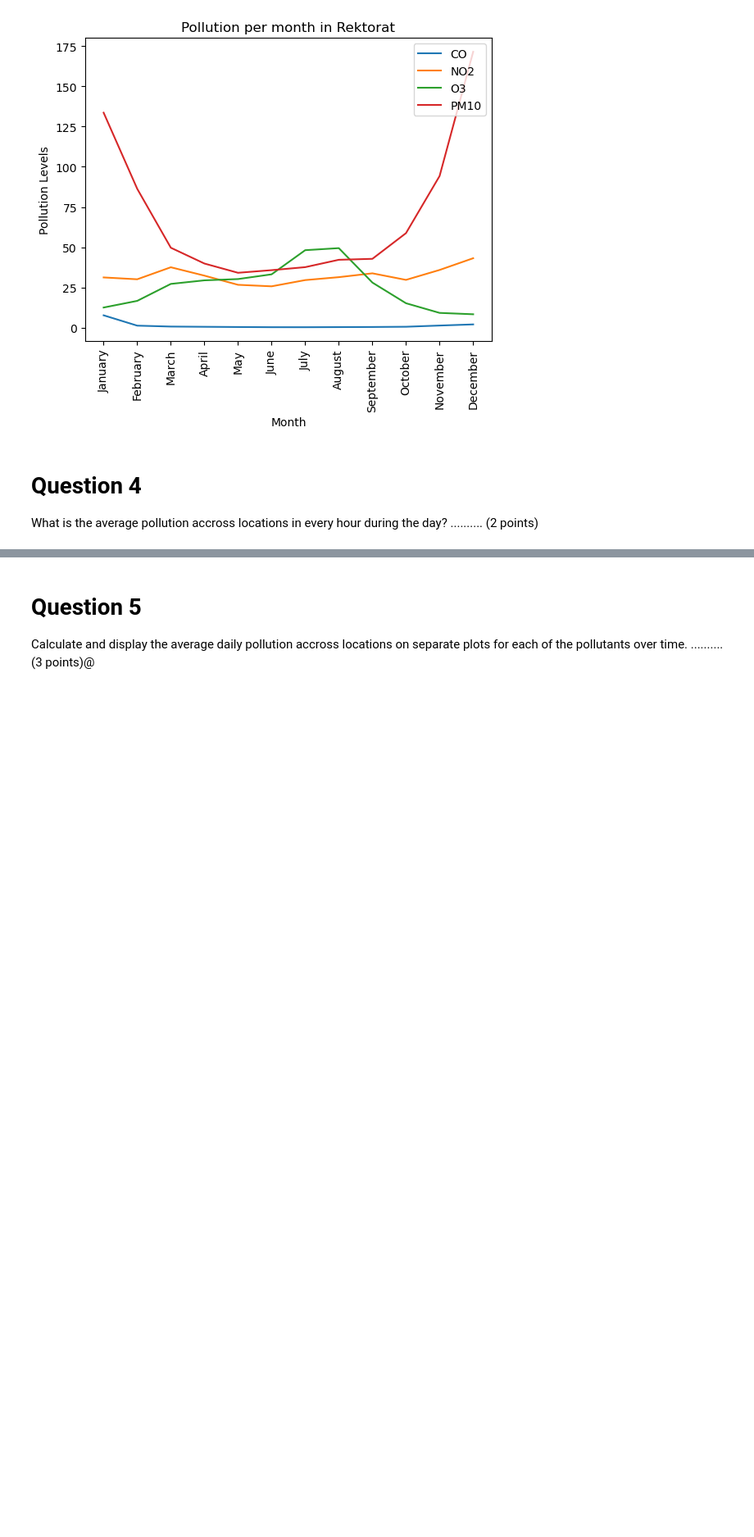
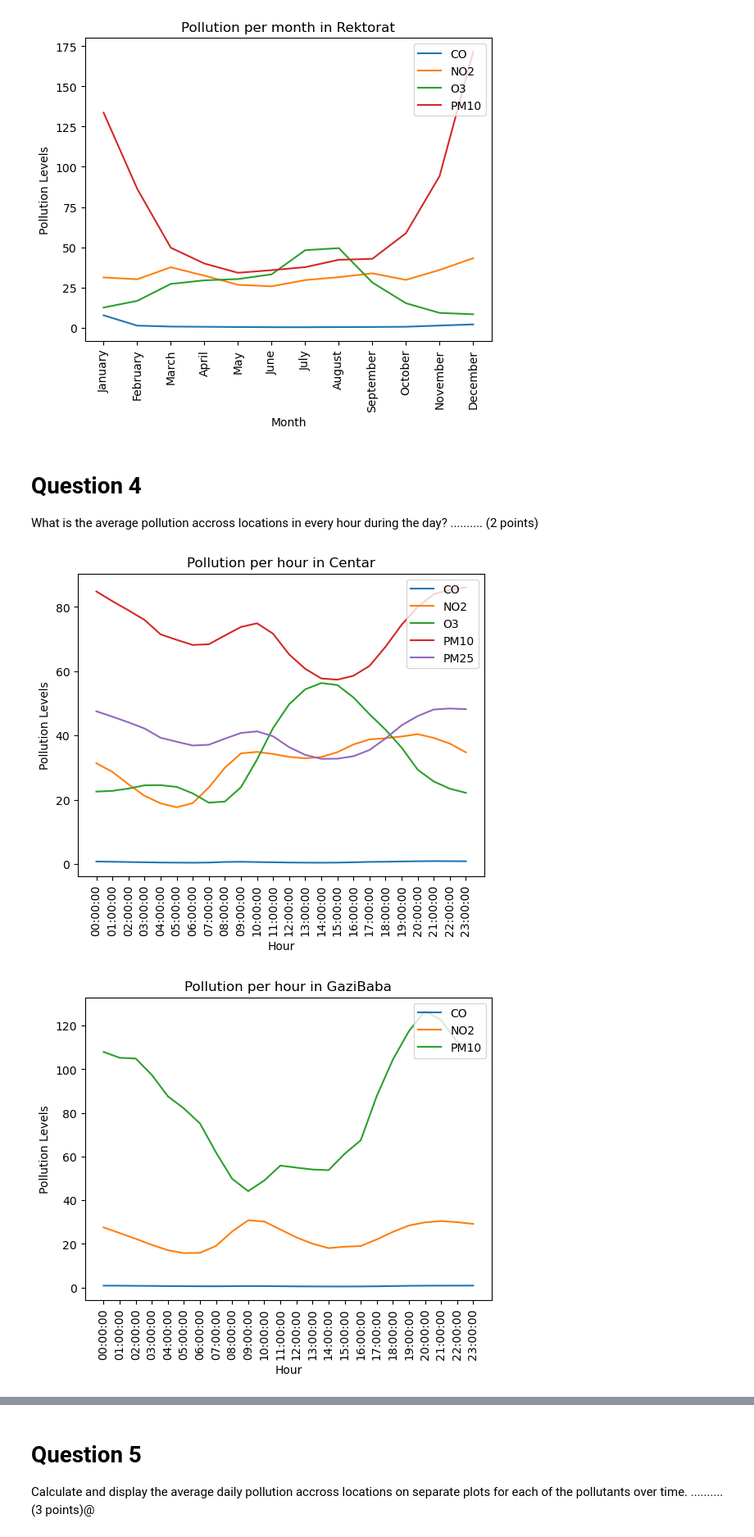
Before and after one commit to zdravozdravo/air-pollution-repo, a Jupyter notebook: 03 Air Pollution.ipynb, the cells around one changed output, grey strips where cells are left out. Shown at 82% size. Drawn from its saved outputs; the diff is of its cells as text; code cells hidden in the pictures; blank space fills up the shorter version.

```diff
--- a/03 Air Pollution.ipynb
+++ b/03 Air Pollution.ipynb
@@ -339,28 +339,33 @@ What is the average pollution accross locations in every hour during the day?  .
 # %%
 # Solution
 
-## TREBA DA GO ADAPTIRAM OVA, SAMO MI TREBA AVERAGE NEKAKO I DA ZEMAM OD NORMALATA DATABAZA A NE OD OVA q2
 
-def plot_bar(inputDF, indexName, valuesName, title):
 
-    data_to_plot = pd.DataFrame()
+# USED IN THE PLOTTING FUNCTION
+hour = [ str(time) for time in df['datetime'].dt.time.unique() ]
 
-    data_to_plot[indexName] = inputDF.index
-    data_to_plot[valuesName] = inputDF.values
+# USED IN THE LOOPS
+location_list = [ loc for loc in df.columns[:6]]
+pollutants_list = [ pollutant for pollutant in df['pollutant_type'].unique() ]
 
-    fig = plt.figure(figsize=(8, 3))
 
-    sns.barplot(data=data_to_plot, x=valuesName, y=indexName, orient='h')
-    plt.title(title)
+for location in location_list:
+    for pollutant in pollutants_list:
+        q4_df = df[df['pollutant_type'] == pollutant]
+        q4_df = q4_df[[location , 'datetime', 'pollutant_type']].groupby(q4_df['datetime'].dt.time).mean()
+
+        # AKO BIGGEST VALUE NE E NAN TOGAS NAPRAJ PLOT, ELSE NE PRAVI NISTO
+        if str(q4_df.sort_values(by=location, ascending=False).values[0][0]) != 'nan':
+            data_to_plot = pd.DataFrame()
+            data_to_plot['Hour'] = np.array(hour)
+            data_to_plot['Pollution Levels'] = q4_df.values
+
+            sns.lineplot(data=data_to_plot, x='Hour', y='Pollution Levels', label=pollutant)
+
+    plt.title(f'Pollution per hour in {location}')
+    plt.xticks(rotation=90)
+    plt.legend(loc="upper right")
     plt.show()
-
-pollutant_types = ['CO', 'NO2', 'O3', 'PM10', 'PM25']
-
-for pollutant in pollutant_types:
-
-    temp_df = q2_df[q2_df['Pollutant'] == pollutant].groupby('Time').mean()['Pollution Levels'].dropna()
-    time = temp_df.sort_values(ascending=False).index[0]
-    pollution_level = temp_df.sort_values(ascending=False).values[0]
-    print(f'For pollutant {pollutant} the highest time of pollutions happens at {time} with average pollution levels reaching {round(pollution_level,2)}')
-
-    plot_bar(temp_df, 'Time' , 'Pollution levels', f'{pollutant} pollution per hour')
+# %% [output]
+[figure, added]
+[figure, added]
```
Also changed, not shown: parts of 1 cell of this notebook.
